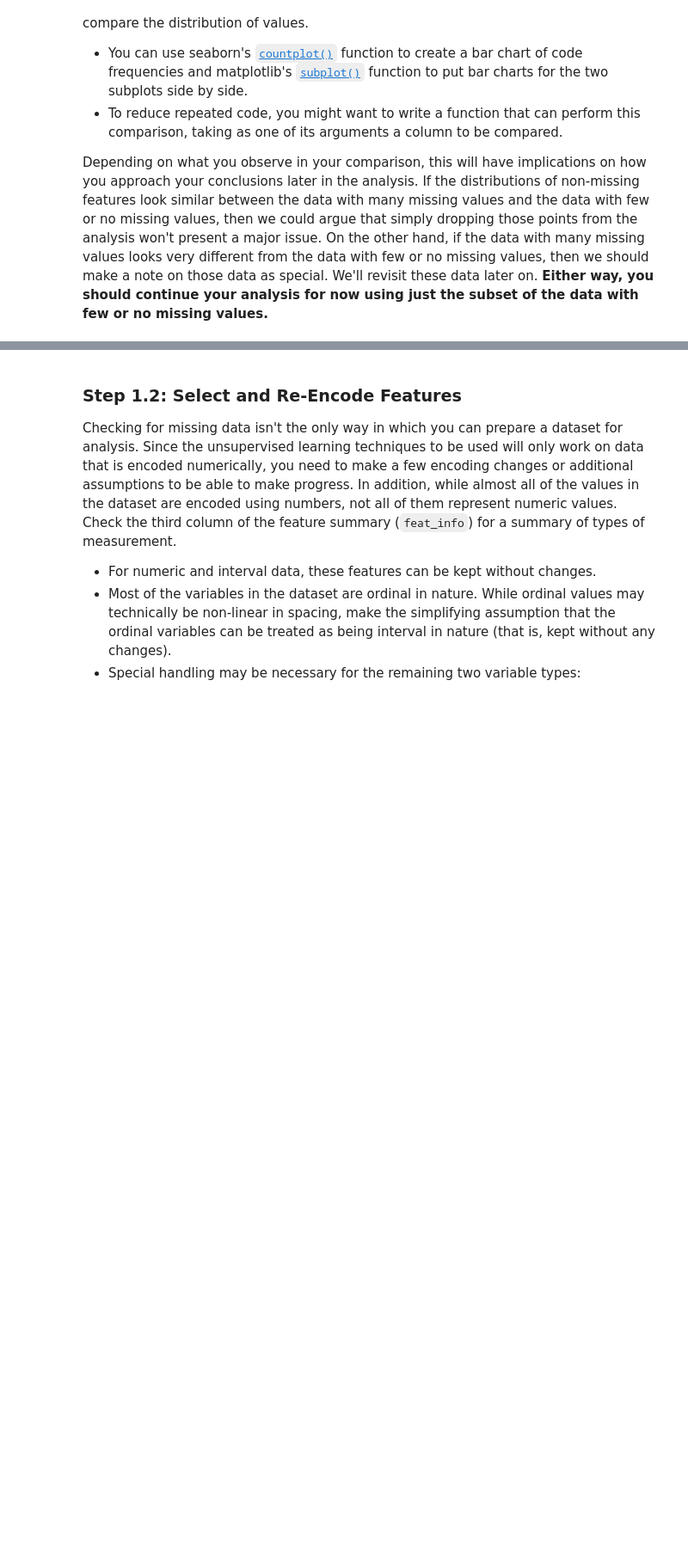
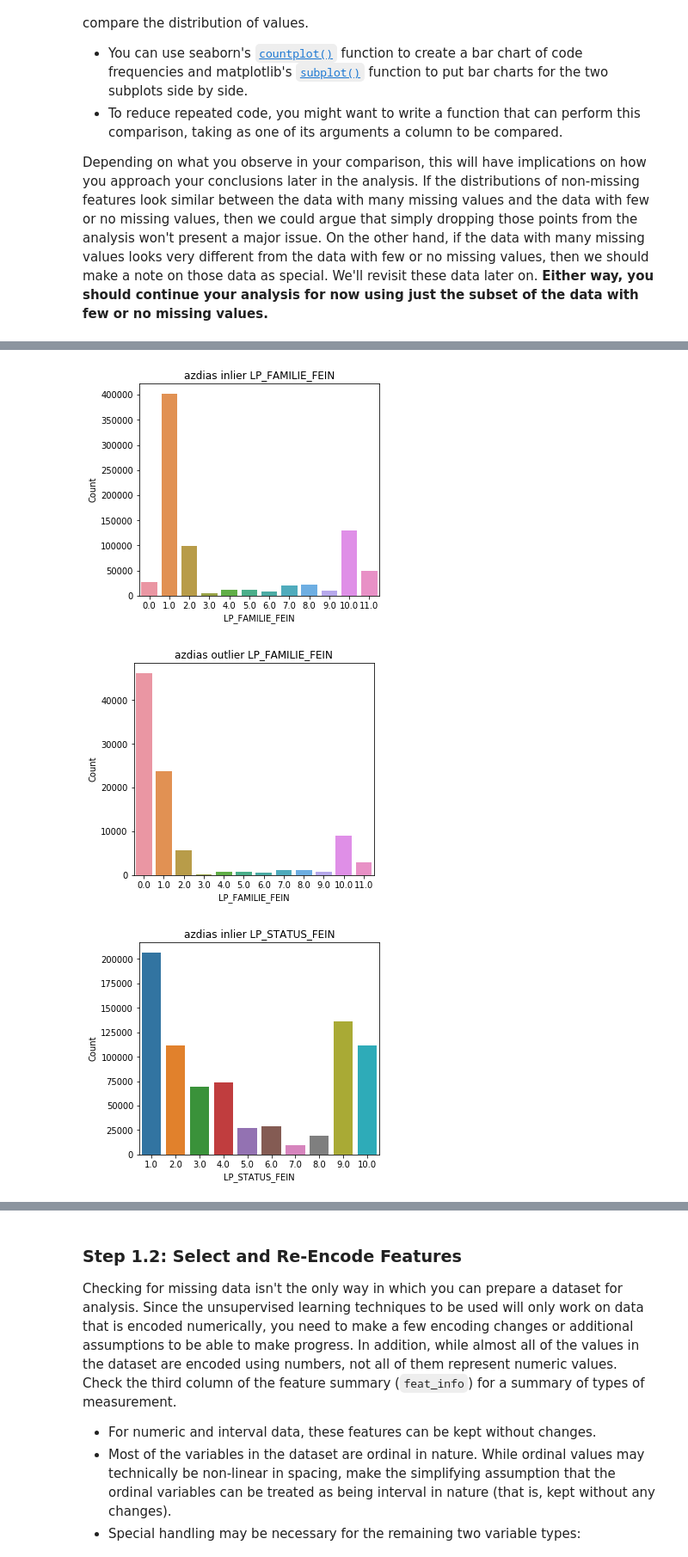
Before and after one commit to Karkerayashish/Identify-Customer-Segments, a Jupyter notebook: Identify_Customer_Segments.ipynb, the cells around one changed output, grey strips where cells are left out. Shown at 86% size. Drawn from its saved outputs; the diff is of its cells as text; code cells hidden in the pictures; blank space fills up the shorter version.

```diff
--- a/Identify_Customer_Segments.ipynb
+++ b/Identify_Customer_Segments.ipynb
@@ -98,0 +257,13 @@ Depending on what you observe in your comparison, this will have implications on
+# %%
+# Write code to divide the data into two subsets based on the number of missing
+# values in each row.
+"""
+From examing the chart above, it appears there are a large group of rows with less than 20 missing values
+and a second group of rows with more than 30 missing values. So the threshold will be 30.
+"""
+thereshold = 30
+condition = azdias.isnull().sum(axis=1) < thereshold
+azdias_below30 = azdias[condition]
+azdias_above30 = azdias[~condition]
+
+azdias_below30.head(10)
@@ -98,0 +283,22 @@ Depending on what you observe in your comparison, this will have implications on
+# %%
+# Compare the distribution of values for at least five columns where there are
+# no or few missing values, between the two subsets.
+def plot_dataset(df,column,title):
+    plt.figure(figsize=(5,10))
+    plt.subplot(2, 1, 1)
+    sns.countplot(df[column])
+    plt.title(title +' '+ (column))
+    plt.ylabel('Count')
+
+def compare_two_datasets(df_below30,df_above30,columns):
+    for col in columns:
+        plot_dataset(df_below30,col,'azdias inlier')
+        plot_dataset(df_above30,col,'azdias outlier')
+
+columns = [ 'LP_FAMILIE_FEIN','LP_STATUS_FEIN','HH_EINKOMMEN_SCORE','ANZ_PERSONEN']
+#columns = ['KBA05_GBZ','KBA05_ANTG1','CAMEO_INTL_2015' , 'CAMEO_DEU_2015', 'CAMEO_DEUG_2015']
+compare_two_datasets(azdias_below30,azdias_above30, columns)
+# %% [output]
+[figure, added]
+[figure, added]
+[figure, added]
```
Also changed, not shown: parts of 43 cells of this notebook.
